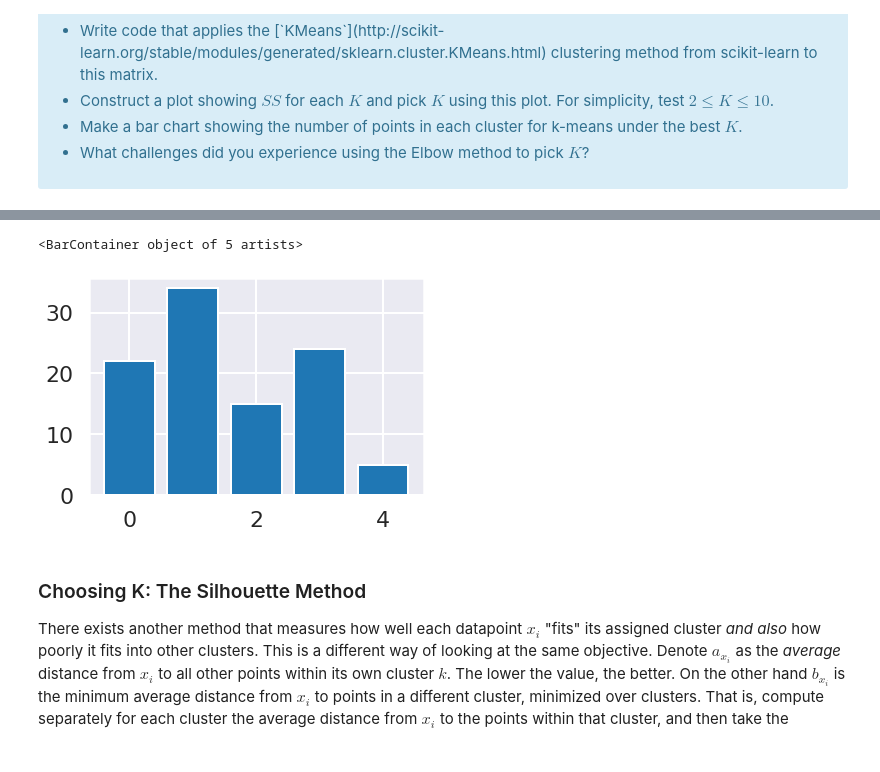
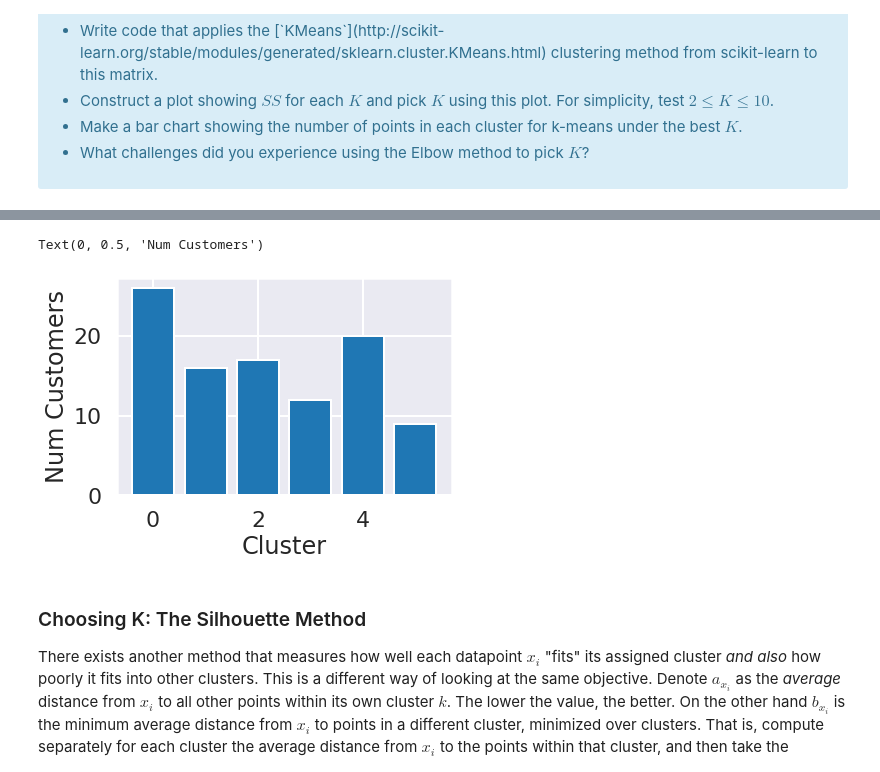
Before and after one commit to rrmorris2102/ucsd-mle, a Jupyter notebook: mec-mini-projects/mec-16.2.6-clustering-mini-project/Mini_Project_Clustering.ipynb, the cells around one changed output, grey strips where cells are left out. Saved outputs shown, nothing was run; the diff lists cells and outputs as text; code cells hidden in the pictures.

```diff
--- a/mec-mini-projects/mec-16.2.6-clustering-mini-project/Mini_Project_Clustering.ipynb
+++ b/mec-mini-projects/mec-16.2.6-clustering-mini-project/Mini_Project_Clustering.ipynb
@@ -67,9 +68,9 @@ df = pd.merge(df_offers, df_transactions)
 # create a "pivot table" which will give us the number of times each customer responded to a given offer
 #matrix = df.pivot_table(index=['customer_name'], columns=['offer_id'], values='n', fill_value=0)
 matrix = df.pivot_table(index=['customer_name'], columns=['offer_id'], values='n')
-matrix = matrix.fillna(0)
+#matrix = matrix.fillna(0)
 # a little tidying up. fill NA values with 0 and make the index into a column
-#matrix = matrix.fillna(0).reset_index()
+matrix = matrix.fillna(0).reset_index()
 print(matrix)
 labels_true=list(matrix.index)
 print(labels_true)
@@ -124,14 +125,16 @@ where $x_i$ is a point, $C_k$ represents cluster $k$ and $\mu_k$ is the centroid
 
 from sklearn.cluster import KMeans
 
-x_cols = matrix[matrix.columns[1:]]
+k_start = 2
+k_max = 10
+k_range = range(k_start, k_max)
+
+x_cols = matrix[matrix.columns[k_start:]]
 SS = []
 
 sns.set_style('darkgrid')
 
-n_clusters = range(2, 10)
-
-for n_cluster in n_clusters:
+for n_cluster in k_range:
     cluster = KMeans(n_clusters=n_cluster)
 
     # slice matrix so we only include the 0/1 indicator columns in the clustering
@@ -151,12 +154,12 @@ for n_cluster in n_clusters:
         print('Stop at clusters={}'.format(n_cluster))
         break
 
-n_clusters = n_clusters[0:n_cluster]
+n_clusters = k_range[0:n_cluster]
 plt.plot(n_clusters, SS)
 plt.xlabel('K')
 plt.ylabel('SS')
 plt.xticks(np.arange(min(n_clusters), max(n_clusters)+1, 1.0))
-plt.yticks(np.arange(min(SS), max(SS)+1, 100))
+#plt.yticks(np.arange(min(SS), max(SS)+1, 100))
 #plt.bar(list(matrix.cluster.value_counts().index),matrix.cluster.value_counts())
 
 #from ggplot import *
@@ -178,18 +194,19 @@ K=9, SS=174.7438422688423
 # %%
 # https://analyticsindiamag.com/beginners-guide-to-k-means-clustering/
-# K=5 seems to be the point at which the plot descends more slowly
+# K=6 seems to be the point at which the plot descends more slowly
 
-cluster = KMeans(n_clusters=5)
+cluster = KMeans(n_clusters=6)
 
 # slice matrix so we only include the 0/1 indicator columns in the clustering
 matrix['cluster'] = cluster.fit_predict(x_cols)
 
 plt.bar(list(matrix.cluster.value_counts().index),matrix.cluster.value_counts())
-
-# 5 is the first point at which the plot descends more slowly.  6, 7, 8 might be good candidates too.
+plt.xlabel('Cluster')
+plt.ylabel('Num Customers')
+# 6 is the first point at which the plot descends more slowly.  7, 8 might be good candidates too.
 # %% [output]
-<BarContainer object of 5 artists>
+Text(0, 0.5, 'Num Customers')
-[figure, old version]
+[figure, new version]
 # %% [markdown]
 ### Choosing K: The Silhouette Method
 
```
Also changed, not shown: parts of 7 cells of this notebook.
